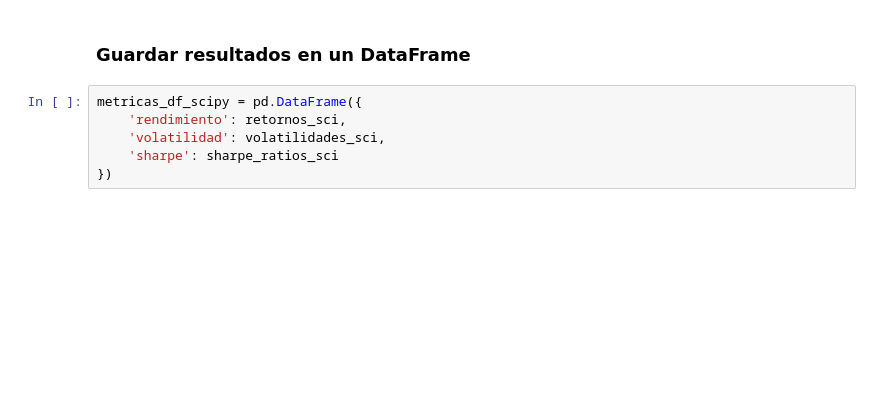
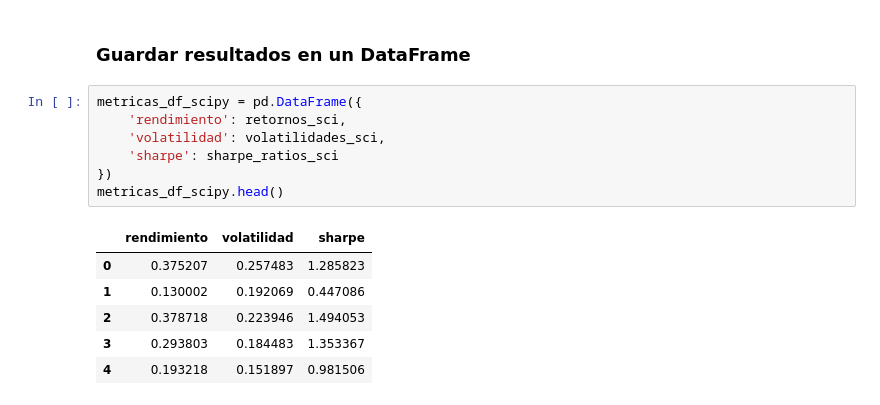
Before and after one commit to LuisMB09/metodos_optimizacion, a Jupyter notebook: Paralelización.ipynb, the cells around one changed output. Saved outputs shown, nothing was run; the diff lists cells and outputs as text; blank space fills up the shorter version.

```diff
--- a/Paralelización.ipynb
+++ b/Paralelización.ipynb
@@ -110,6 +182,14 @@ sharpe_ratios_sci = [result[2] for result in results]
 # %%
 metricas_df_scipy = pd.DataFrame({
     'rendimiento': retornos_sci,
     'volatilidad': volatilidades_sci,
     'sharpe': sharpe_ratios_sci
 })
+metricas_df_scipy.head()
+# %% [output]
+|  | rendimiento | volatilidad | sharpe |
+| 0 | 0.375207 | 0.257483 | 1.285823 |
+| 1 | 0.130002 | 0.192069 | 0.447086 |
+| 2 | 0.378718 | 0.223946 | 1.494053 |
+| 3 | 0.293803 | 0.184483 | 1.353367 |
+| 4 | 0.193218 | 0.151897 | 0.981506 |
```
Also changed, not shown: parts of 5 cells of this notebook.
